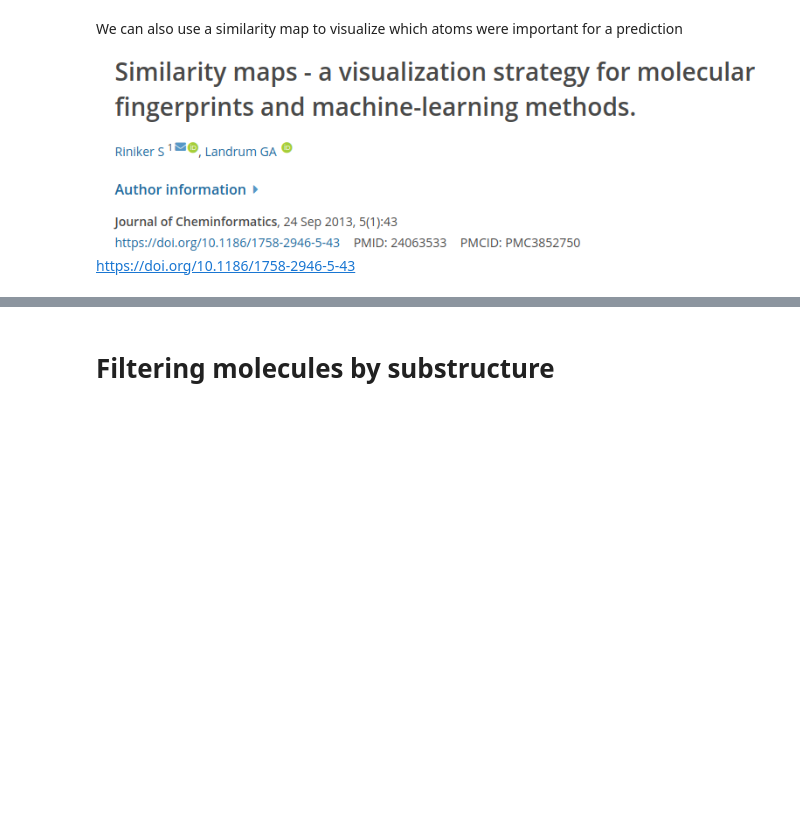
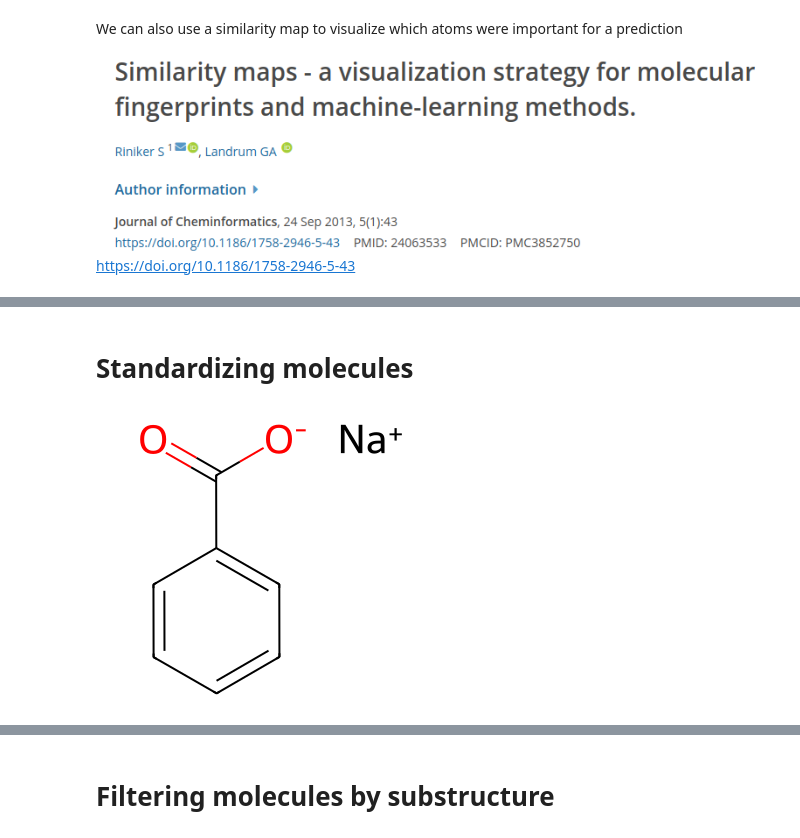
Before and after one commit to greglandrum/AICHEM_2024, a Jupyter notebook: RDKit_Intro.ipynb, the cells around one changed output, grey strips where cells are left out. Saved outputs shown, nothing was run; the diff lists cells and outputs as text; code cells hidden in the pictures; blank space fills up the shorter version.

```diff
--- a/RDKit_Intro.ipynb
+++ b/RDKit_Intro.ipynb
@@ -866,0 +869,7 @@ tpl = SimilarityMaps.GetSimilarityMapForModel(mol,lambda x,y:[SimilarityMaps.Get
+# %% [markdown]
+# Standardizing molecules
+# %%
+m = Chem.MolFromSmiles('c1ccccc1C(=O)[O-].[Na+]')
+m
+# %% [output]
+[figure, added]
```
Also changed, not shown: parts of 21 cells of this notebook.
